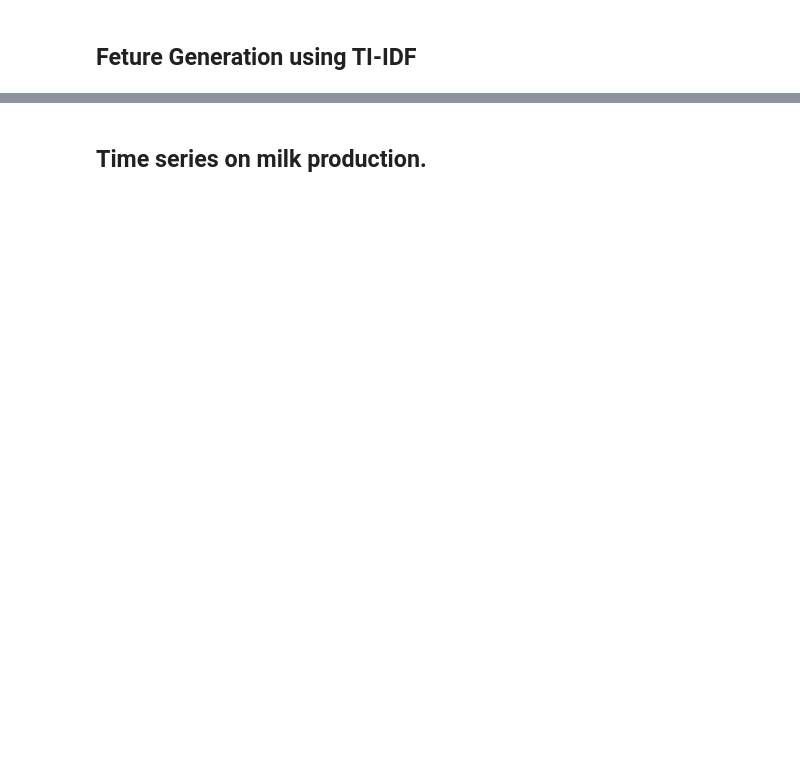
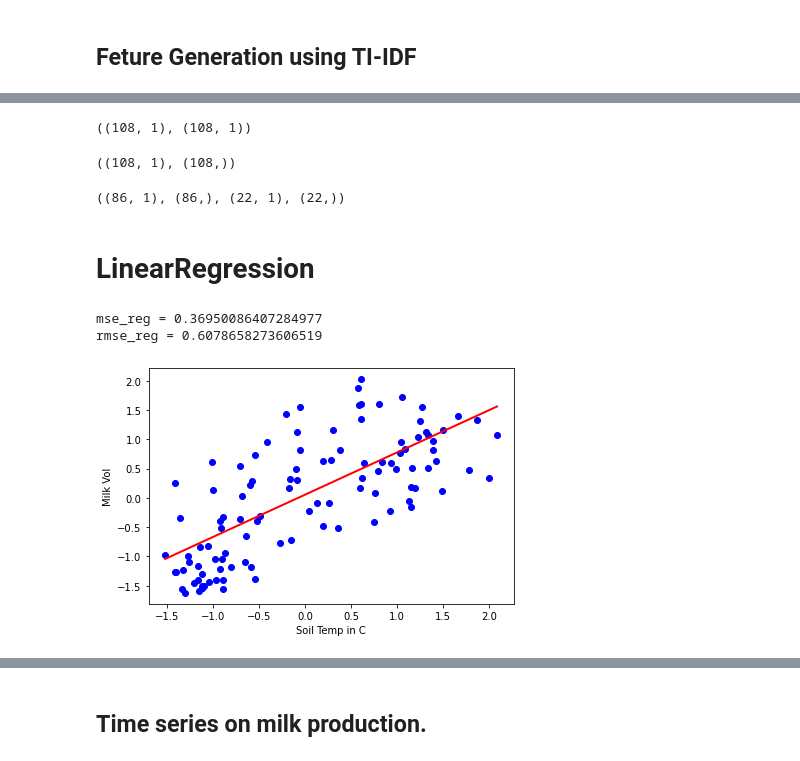
Before and after one commit to sba22169/MSC_DA_CA2, a Jupyter notebook: sba22169_ML_MSC_CA2.ipynb, the cells around one changed output, grey strips where cells are left out. Saved outputs shown, nothing was run; the diff lists cells and outputs as text; code cells hidden in the pictures; blank space fills up the shorter version.

```diff
--- a/sba22169_ML_MSC_CA2.ipynb
+++ b/sba22169_ML_MSC_CA2.ipynb
@@ -324,0 +517,55 @@ print(cf)
+# %%
+X = iedfs[['soil']].values
+y = iedfs[['milk']].values
+X.shape, y.shape
+# %% [output]
+((108, 1), (108, 1))
+# %%
+# Reshape the (359, 1) to (359,) array for Machine Learning model
+y = np.reshape(y, 108)
+
+# Display the number of rows and columns
+X.shape, y.shape
+# %% [output]
+((108, 1), (108,))
+# %%
+# split the data into test train sets
+X_train, X_test, y_train, y_test = (train_test_split(X,y, test_size = 0.2,random_state = 42))
+X_train.shape ,y_train.shape,X_test.shape,y_test.shape
+# %% [output]
+((86, 1), (86,), (22, 1), (22,))
+# %% [markdown]
+# LinearRegression
+# %%
+# First I will make a table to store my results.
+# I will be using the tabulate library
+table =[]
+# %%
+# Call the method lin_regplot()
+A = iedfs[['soil']].values
+b = iedfs['milk'].values
+
+reg = LinearRegression()
+reg.fit(X_train ,y_train)
+
+y_pred = reg.predict(X_test)
+mse_reg = MSE(y_test,y_pred)
+rmse_reg = mse_reg**(1/2)
+
+print (f"mse_reg = {mse_reg}")
+print (f"rmse_reg = {rmse_reg}")
+
+lin_regplot(A[sort_idx], b[sort_idx], reg)
+plt.xlabel('Soil Temp in C')
+plt.ylabel(f'Milk Vol')
+plt.tight_layout()
+plt.savefig("soil_milk_lr.png", dpi=300)
+# plt.savefig('./figures/gradient_fit.png', dpi=300)
+plt.show()
+
+result = ["LinearRegression",mse_reg,rmse_reg]
+table.append(result)
+# %% [output]
+mse_reg = 0.36950086407284977
+rmse_reg = 0.6078658273606519
+[figure, added]
```
Also changed, not shown: parts of 49 cells of this notebook, 8 other files.
